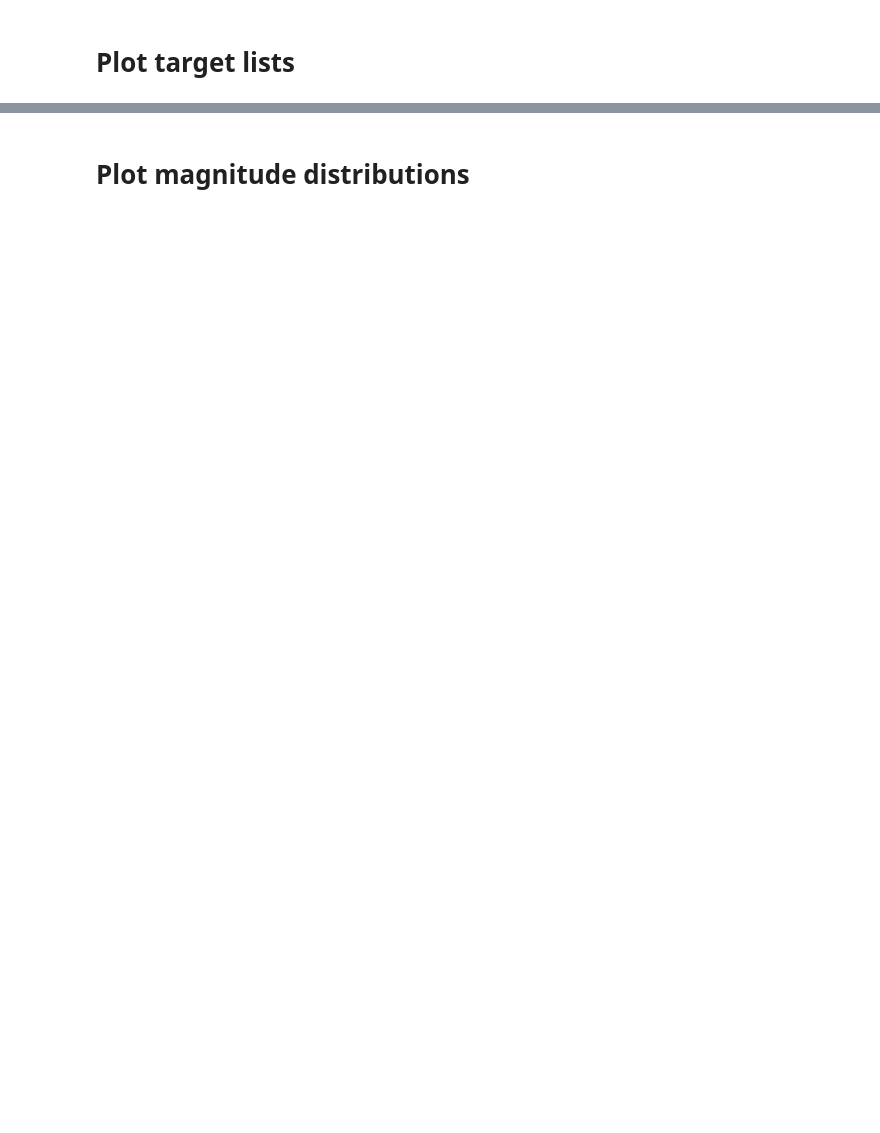
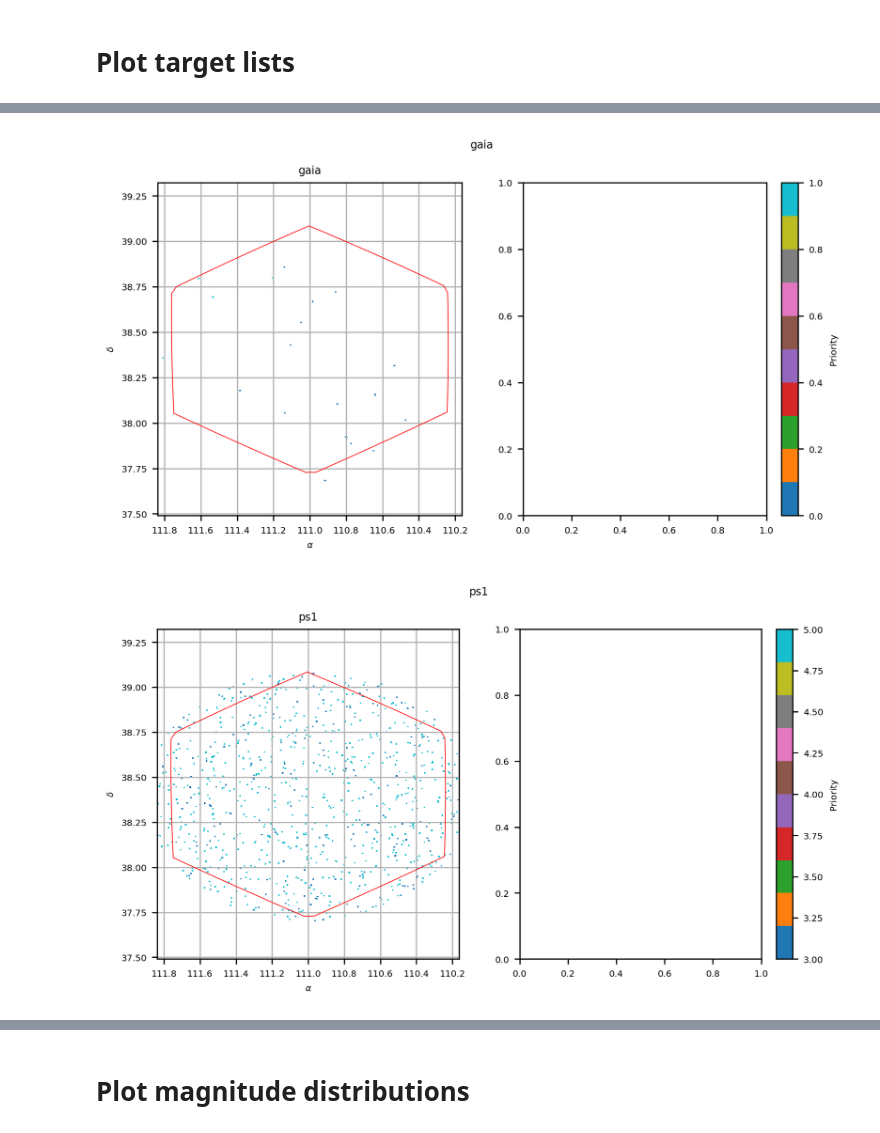
Before and after one commit to Subaru-PFS-GA/ga_targeting, a Jupyter notebook: python/pfs/ga/targeting/scripts/netflow/notebooks/targets.ipynb, the cells around one changed output, grey strips where cells are left out. Drawn from its saved outputs; the diff is of its cells as text; code cells hidden in the pictures; blank space fills up the shorter version.

```diff
--- a/python/pfs/ga/targeting/scripts/netflow/notebooks/targets.ipynb
+++ b/python/pfs/ga/targeting/scripts/netflow/notebooks/targets.ipynb
@@ -65,8 +42,0 @@ fluxstd cal $PFS_TARGETING_DATA/data/targeting/MW/outerdisk_l180_b22_ENG/outerdi
-# %%
-# List available photometry for each target list
-for k, target_list in target_lists.items():
-    print(k)
-    for p in target_list.photometry:
-        print(' ', p)
-        for m in target_list.photometry[p].magnitudes:
-            print('    ', m)
@@ -87,0 +50,3 @@ fluxstd
+# %%
+target_lists = load_target_lists(config, OUTPUT_PATH)
+len(target_lists)
@@ -149,7 +75,0 @@ def plot_target_list(target_list, pointing, title):
-# %%
-pointing = config.pointings[0].get_pointing()
-
-for k in target_lists:
-    _, filename = os.path.split(config.targets[k].path)
-    title, _ = os.path.splitext(filename)
-    plot_target_list(target_lists[k], pointing, title)
@@ -163,0 +94,5 @@ for k in target_lists:
+# %%
+for k in target_lists:
+    plot_target_list(target_lists[k], pfi, center,
+                     pointings=pointings)
+# %% [output]
@@ -163,0 +102,2 @@ for k in target_lists:
+[figure, added]
+[figure, added]
```
Also changed, not shown: parts of 21 cells of this notebook, 5 other files.
